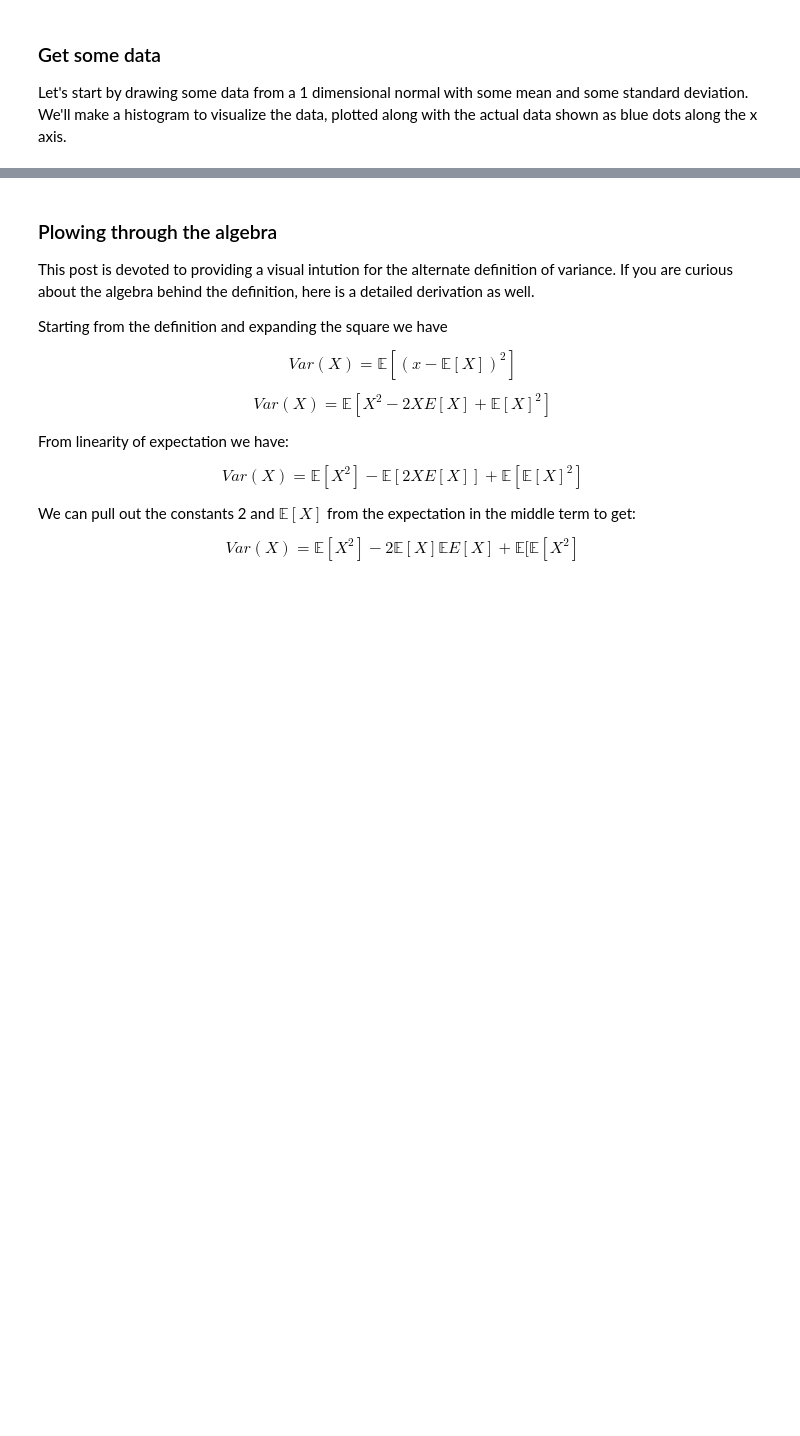
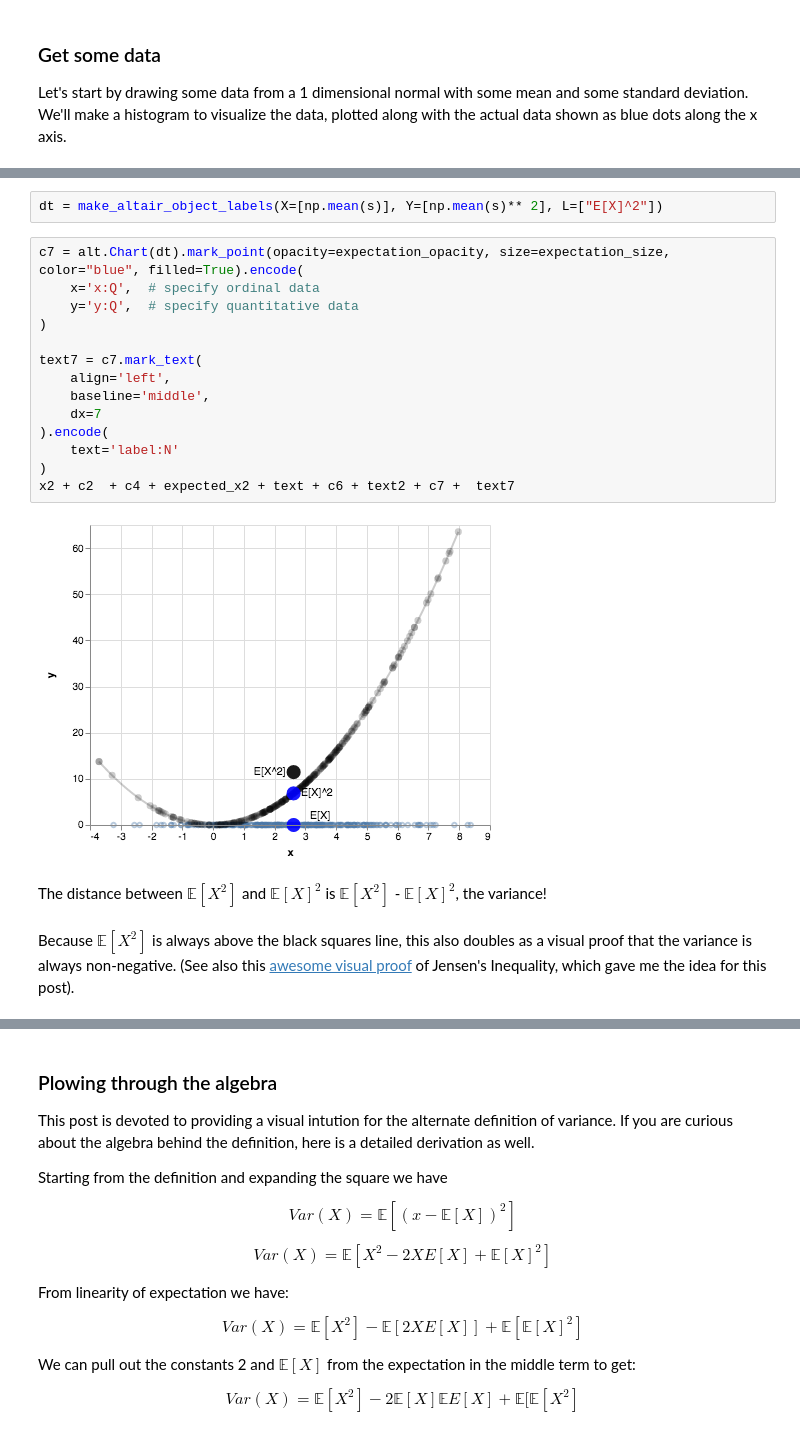
Before and after one commit to AbeHandler/variance, a Jupyter notebook: viz.ipynb, the cells around one changed output, grey strips where cells are left out. Saved outputs shown, nothing was run; the diff lists cells and outputs as text; blank space fills up the shorter version.

```diff
--- a/viz.ipynb
+++ b/viz.ipynb
@@ -127,0 +130,22 @@ x2 + c2  + c4 + c5 + text + c6 + text2
+# %%
+dt = make_altair_object_labels(X=[np.mean(s)], Y=[np.mean(s)** 2], L=["E[X]^2"])
+# %%
+c7 = alt.Chart(dt).mark_point(opacity=expectation_opacity, size=expectation_size, color="blue", filled=True).encode(
+    x='x:Q',  # specify ordinal data
+    y='y:Q',  # specify quantitative data
+)
+
+text7 = c7.mark_text(
+    align='left',
+    baseline='middle',
+    dx=7
+).encode(
+    text='label:N'
+)
+x2 + c2  + c4 + expected_x2 + text + c6 + text2 + c7 +  text7
+# %% [output]
+[figure, added]
+# %% [markdown]
+The distance between $\mathbb{E}[X^2]$ and $\mathbb{E}[X]^2$ is $\mathbb{E}[X^2]$ - $\mathbb{E}[X]^2$, the variance!
+# %% [markdown]
+Because $\mathbb{E}[X^2]$ is always above the black squares line, this also doubles as a visual proof that the variance is always non-negative. (See also this [awesome visual proof](http://mark.reid.name/blog/behold-jensens-inequality.html) of Jensen's Inequality, which gave me the idea for this post).
```
Also changed, not shown: parts of 9 cells of this notebook.
